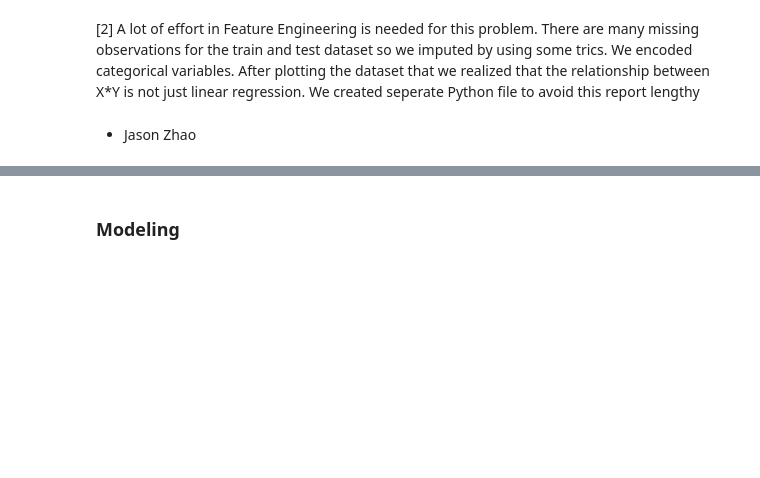
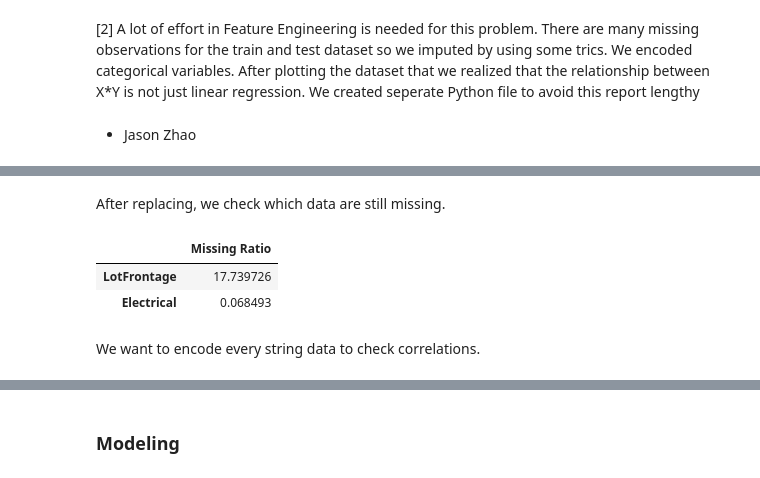
Before and after one commit to Sooyeong/CSE627_project, a Jupyter notebook: Report_ver1.ipynb, the cells around one changed output, grey strips where cells are left out. Cells and saved outputs as stored; diff of their text form; code cells hidden in the pictures; blank space fills up the shorter version.

```diff
--- a/Report_ver1.ipynb
+++ b/Report_ver1.ipynb
@@ -128,0 +199,20 @@ res=stats.probplot(np.log(train['SalePrice']), plot=plt)
+# %%
+# If there is no basement, BsmtFinType2, BsmtExposure, BsmtFinType1, BsmtCond, BsmtQual will be Na,
+for column in ("BsmtFinType2", "BsmtExposure", "BsmtFinType1", "BsmtCond", "BsmtQual"):
+    train_data[column] = train_data[column].fillna("None")
+    test_data[column] = test_data[column] .fillna("None")
+# %%
+# Masonry veneer type
+train_data.MasVnrType = train_data.MasVnrType.fillna("None")
+test_data.MasVnrType = test_data.MasVnrType.fillna("None")
+# %%
+# since there is no garage, so we will set the year build at 0
+train_data.GarageYrBlt = train_data.GarageYrBlt.fillna(0)
+test_data.GarageYrBlt = test_data.GarageYrBlt.fillna(0)
+
+# for testing data, GarageArea and GarageCars also has missing vlaue, we set them to 0 because they does not have garage
+test_data.GarageArea = test_data.GarageArea.fillna(0)
+test_data.GarageCars = test_data.GarageCars.fillna(0)
+# %%
+train_data["MasVnrArea"] = train_data["MasVnrArea"].fillna(0)
+test_data["MasVnrArea"] = test_data['MasVnrArea'].fillna(0)
@@ -128,0 +224,14 @@ res=stats.probplot(np.log(train['SalePrice']), plot=plt)
+# %% [markdown]
+After replacing, we check which data are still missing.
+# %%
+# check the missing data rate
+train_data_na = (train_data.isnull().sum() / len(train_data)) * 100
+train_data_na = train_data_na.drop(train_data_na[train_data_na == 0].index).sort_values(ascending=False)
+missing_data = pd.DataFrame({'Missing Ratio' :train_data_na})
+missing_data
+# %% [output]
+|  | Missing Ratio |
+| LotFrontage | 17.739726 |
+| Electrical | 0.068493 |
+# %% [markdown]
+We want to encode every string data to check correlations.
```
Also changed, not shown: parts of 71 cells of this notebook.
